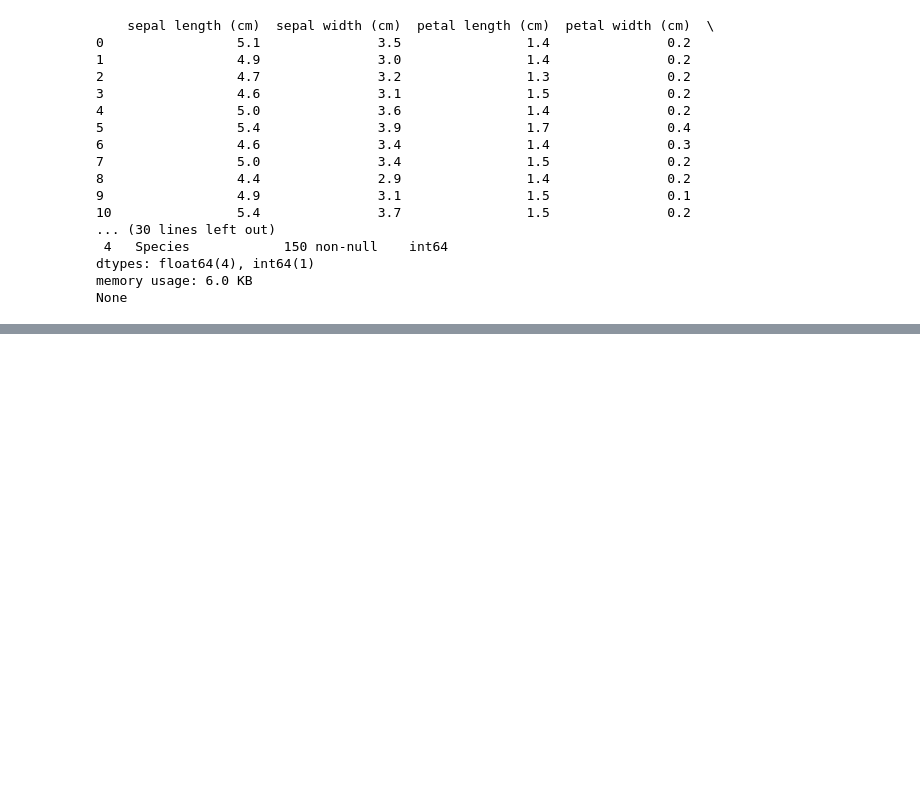
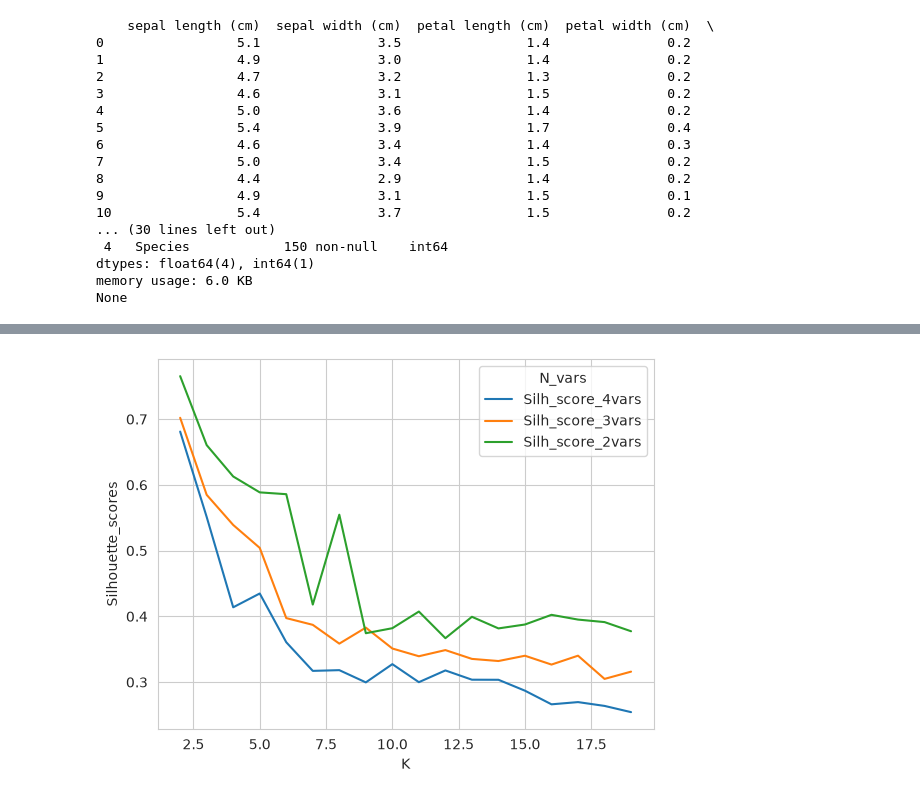
Before and after one commit to Pomog/Cluster-Analysis, a Jupyter notebook: notebooks/cluster_analysis.ipynb, the cells around one changed output, grey strips where cells are left out. Saved outputs shown, nothing was run; the diff lists cells and outputs as text; code cells hidden in the pictures; blank space fills up the shorter version.

```diff
--- a/notebooks/cluster_analysis.ipynb
+++ b/notebooks/cluster_analysis.ipynb
@@ -47,0 +56,26 @@ plt.show()
+# %%
+# Explore a range of 2 to 20 for "K" and create silhouette scores using the same models and datasets as for the elbow plot.
+kay2=[]
+Silh_d4 = []
+Silh_d3 = []
+Silh_d2 = []
+
+for k in range(2, 20):
+    kmeanClusterModel4 = KMeans(n_clusters=k)
+    kmeanClusterModel3 = KMeans(n_clusters=k)
+    kmeanClusterModel2 = KMeans(n_clusters=k)
+    kmeanClusterModel4.fit(iris_X4)
+    kmeanClusterModel3.fit(iris_X3)
+    kmeanClusterModel2.fit(iris_X2)
+    kay2.append(k)
+    Silh_d4.append(metrics.silhouette_score(iris_X4, kmeanClusterModel4.labels_, metric="euclidean"))
+    Silh_d3.append(metrics.silhouette_score(iris_X3, kmeanClusterModel3.labels_, metric="euclidean"))
+    Silh_d2.append(metrics.silhouette_score(iris_X2, kmeanClusterModel2.labels_, metric="euclidean"))
+
+Silh_data = pd.DataFrame(list(zip(kay2, Silh_d4, Silh_d3, Silh_d2)), columns=["K", "Silh_score_4vars", "Silh_score_3vars", "Silh_score_2vars"])
+Silh_graph_DF = Silh_data.melt("K", var_name="N_vars", value_name="Silhouette_scores")
+Silh_graph = sns.lineplot(data=Silh_graph_DF, x="K", y="Silhouette_scores", hue="N_vars")
+
+plt.show()
+# %% [output]
+[figure, added]
```
Also changed, not shown: parts of 2 cells of this notebook.
